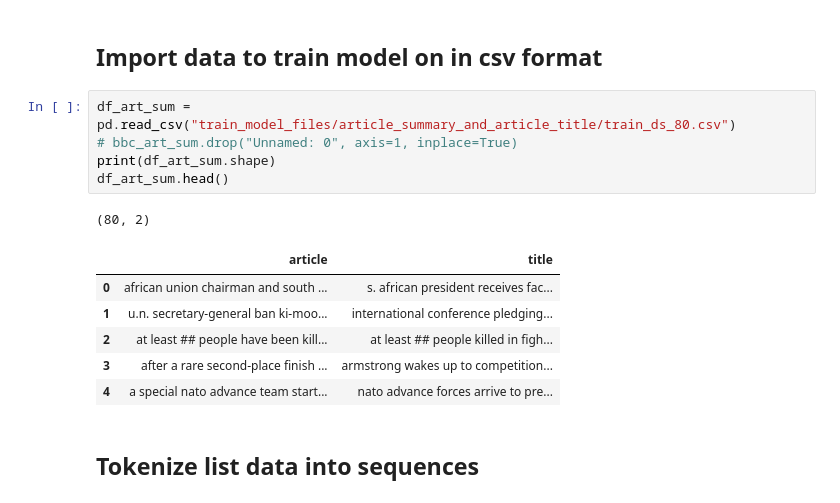
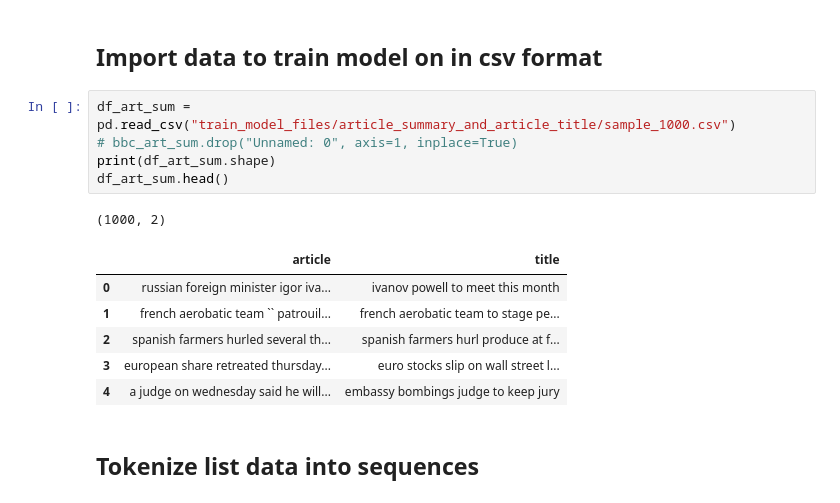
Before and after one commit to Ryan-Kinsella/NLP-meeting-summary, a Jupyter notebook: BiLSTM Seq2Seq model.ipynb, the cells around one changed output. Drawn from its saved outputs; the diff is of its cells as text.

```diff
--- a/BiLSTM Seq2Seq model.ipynb
+++ b/BiLSTM Seq2Seq model.ipynb
@@ -150,18 +123,18 @@ print(type(text[0]))
 # %% [markdown]
 ## Import data to train model on in csv format
 # %%
-df_art_sum = pd.read_csv("train_model_files/article_summary_and_article_title/train_ds_80.csv")
+df_art_sum = pd.read_csv("train_model_files/article_summary_and_article_title/sample_1000.csv")
 # bbc_art_sum.drop("Unnamed: 0", axis=1, inplace=True)
 print(df_art_sum.shape)
 df_art_sum.head()
 # %% [output]
-(80, 2)
+(1000, 2)
 |  | article | title |
-| 0 | african union chairman and south ... | s. african president receives fac... |
-| 1 | u.n. secretary-general ban ki-moo... | international conference pledging... |
-| 2 | at least ## people have been kill... | at least ## people killed in figh... |
-| 3 | after a rare second-place finish ... | armstrong wakes up to competition... |
-| 4 | a special nato advance team start... | nato advance forces arrive to pre... |
+| 0 | russian foreign minister igor iva... | ivanov powell to meet this month |
+| 1 | french aerobatic team `` patrouil... | french aerobatic team to stage pe... |
+| 2 | spanish farmers hurled several th... | spanish farmers hurl produce at f... |
+| 3 | european share retreated thursday... | euro stocks slip on wall street l... |
+| 4 | a judge on wednesday said he will... | embassy bombings judge to keep jury |
 # %% [markdown]
 ## Tokenize list data into sequences
 # %%
```
Also changed, not shown: parts of 18 cells of this notebook, 1 other file.
